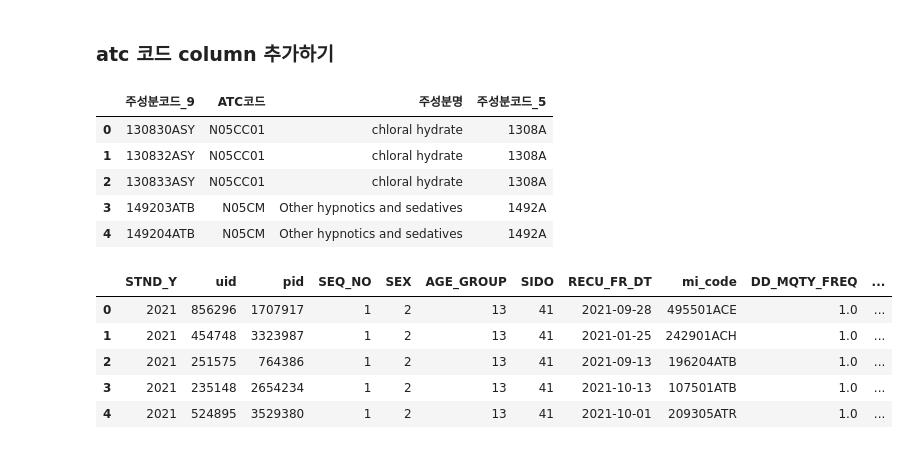
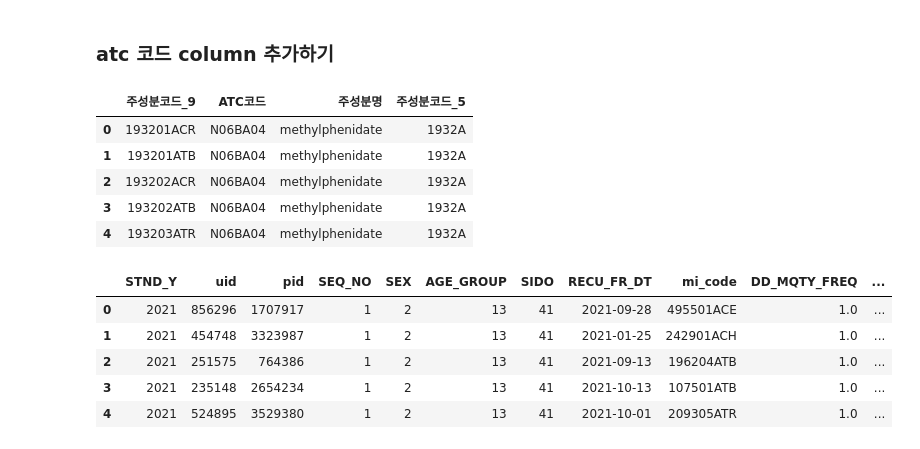
Before and after one commit to YuHan-J-Nam/Drug_Coprescription_Network_Analysis, a Jupyter notebook: 2021_항우울제_네트워크.ipynb, the cells around one changed output. Saved outputs shown, nothing was run; the diff lists cells and outputs as text; code cells hidden in the pictures.

```diff
--- a/2021_항우울제_네트워크.ipynb
+++ b/2021_항우울제_네트워크.ipynb
@@ -952,15 +952,15 @@ memory usage: 27.7+ MB
 # %% [markdown]
 ### atc 코드 column 추가하기
 # %%
-mapping_atc = pd.read_csv('D:\소셜네트워크과학\Drug_Coprescription_Network_Analysis\data\mapping.csv')
+mapping_atc = pd.read_csv('D:/소셜네트워크과학/Drug_Coprescription_Network_Analysis/data/antidepressant_mapping.csv')
 mapping_atc.head()
 # %% [output]
 |  | 주성분코드_9 | ATC코드 | 주성분명 | 주성분코드_5 |
-| 0 | 130830ASY | N05CC01 | chloral hydrate | 1308A |
-| 1 | 130832ASY | N05CC01 | chloral hydrate | 1308A |
-| 2 | 130833ASY | N05CC01 | chloral hydrate | 1308A |
-| 3 | 149203ATB | N05CM | Other hypnotics and sedatives | 1492A |
-| 4 | 149204ATB | N05CM | Other hypnotics and sedatives | 1492A |
+| 0 | 193201ACR | N06BA04 | methylphenidate | 1932A |
+| 1 | 193201ATB | N06BA04 | methylphenidate | 1932A |
+| 2 | 193202ACR | N06BA04 | methylphenidate | 1932A |
+| 3 | 193202ATB | N06BA04 | methylphenidate | 1932A |
+| 4 | 193203ATR | N06BA04 | methylphenidate | 1932A |
 # %%
 df = pd.merge(df, mapping_atc[['주성분코드_9', 'ATC코드', '주성분코드_5']],
               left_on='mi_code',
```
Also changed, not shown: parts of 31 cells of this notebook, 1 other file.
